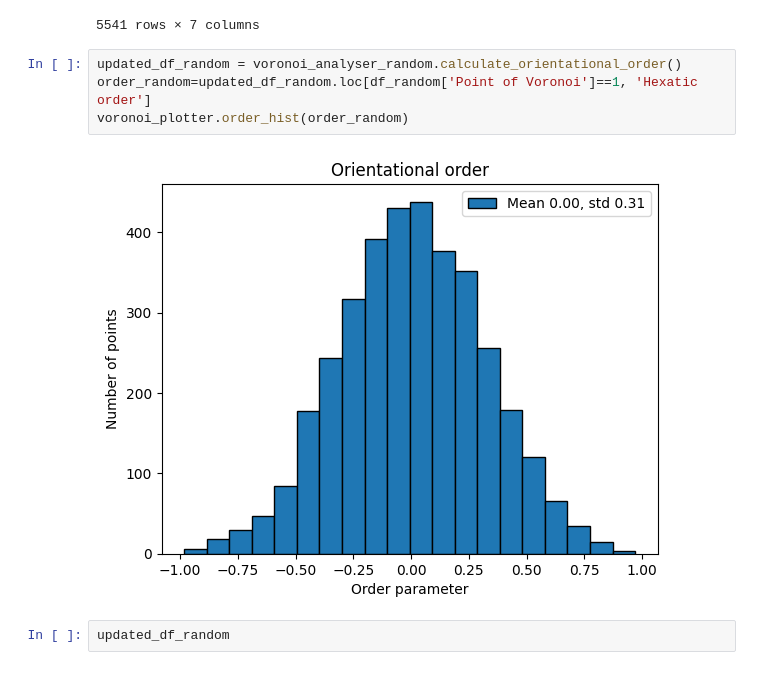
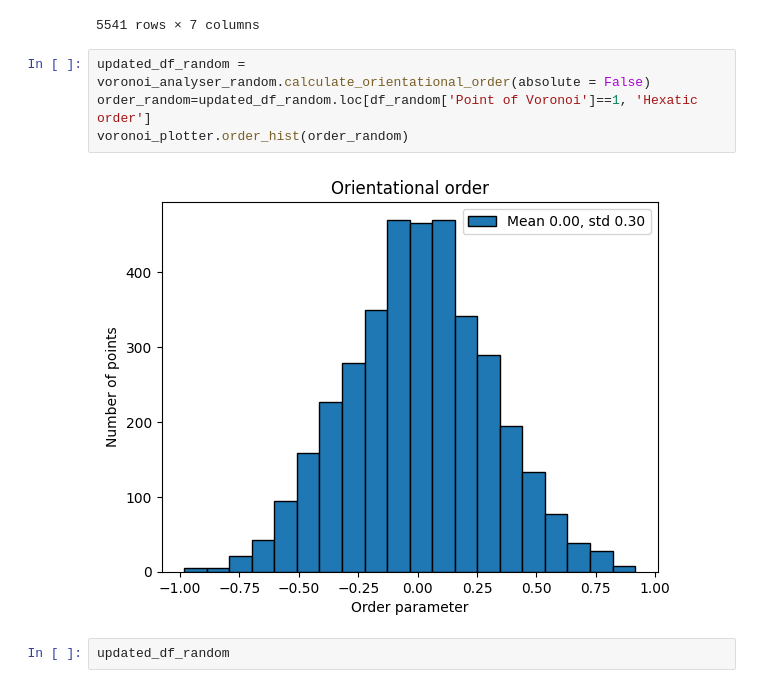
Before and after one commit to maria0026/solution_pipes_patterns, a Jupyter notebook: results.ipynb, the cells around one changed output. Saved outputs shown, nothing was run; the diff lists cells and outputs as text.

Commit message:
Absolute parameter in hexatic order

```diff
--- a/results.ipynb
+++ b/results.ipynb
@@ -96,11 +96,11 @@ updated_df
 | 5540 | 1.112 | 531961.774 | 5752324.989 | 1.0 | 2.146 | 1356.0 | ... |
 5541 rows × 7 columns
 # %%
-updated_df_random = voronoi_analyser_random.calculate_orientational_order()
+updated_df_random = voronoi_analyser_random.calculate_orientational_order(absolute = False)
 order_random=updated_df_random.loc[df_random['Point of Voronoi']==1, 'Hexatic order']
 voronoi_plotter.order_hist(order_random)
 # %% [output]
-[figure, old version]
+[figure, new version]
 # %%
 updated_df_random
 # %% [output]
```
Also changed, not shown: parts of 3 cells of this notebook, 1 other file.
